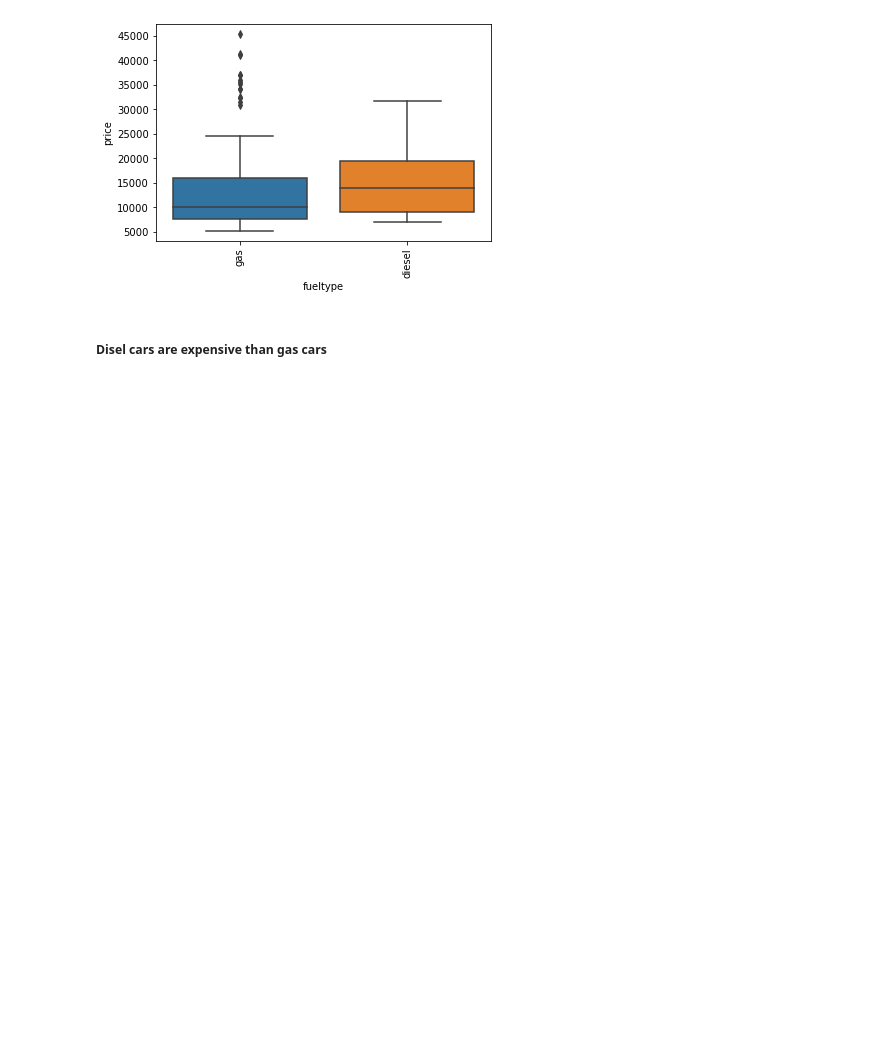
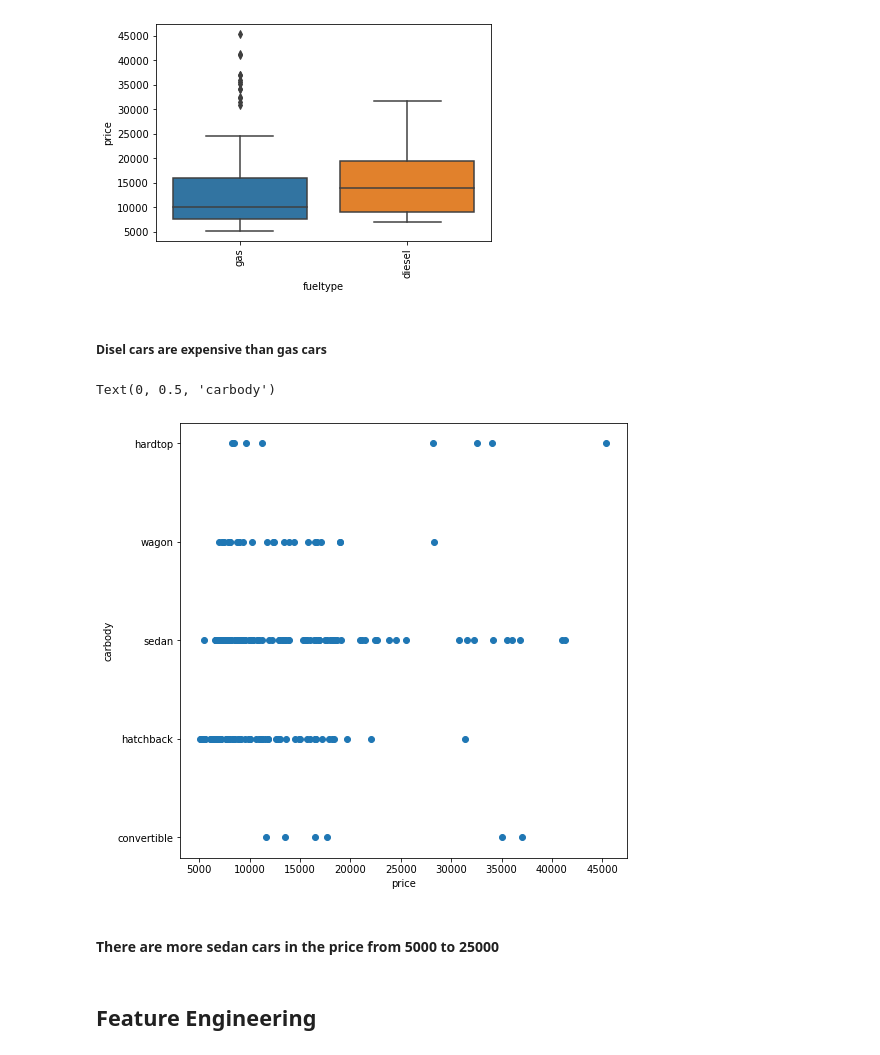
Before and after one commit to PriyaVj-DS/DataScience-Cert-MilestoneProjects, a Jupyter notebook: Multiple Regression Predicting Car Prices.ipynb, the cells around one changed output. Saved outputs shown, nothing was run; the diff lists cells and outputs as text; code cells hidden in the pictures; blank space fills up the shorter version.

```diff
--- a/Multiple Regression Predicting Car Prices.ipynb
+++ b/Multiple Regression Predicting Car Prices.ipynb
@@ -183,3 +192,16 @@ plt.xticks(rotation=90)
 [figure]
 # %% [markdown]
 ##### Disel cars are expensive than gas cars
+# %%
+# Scatter plot
+fig,ax = plt.subplots(figsize=(8,8))
+plt.scatter(df['price'],df['carbody'])
+plt.xlabel('price')
+plt.ylabel('carbody')
+# %% [output]
+Text(0, 0.5, 'carbody')
+[figure, added]
+# %% [markdown]
+#### There are more sedan cars in the price from 5000 to 25000
+# %% [markdown]
+## Feature Engineering
```
Also changed, not shown: parts of 3 cells of this notebook.
